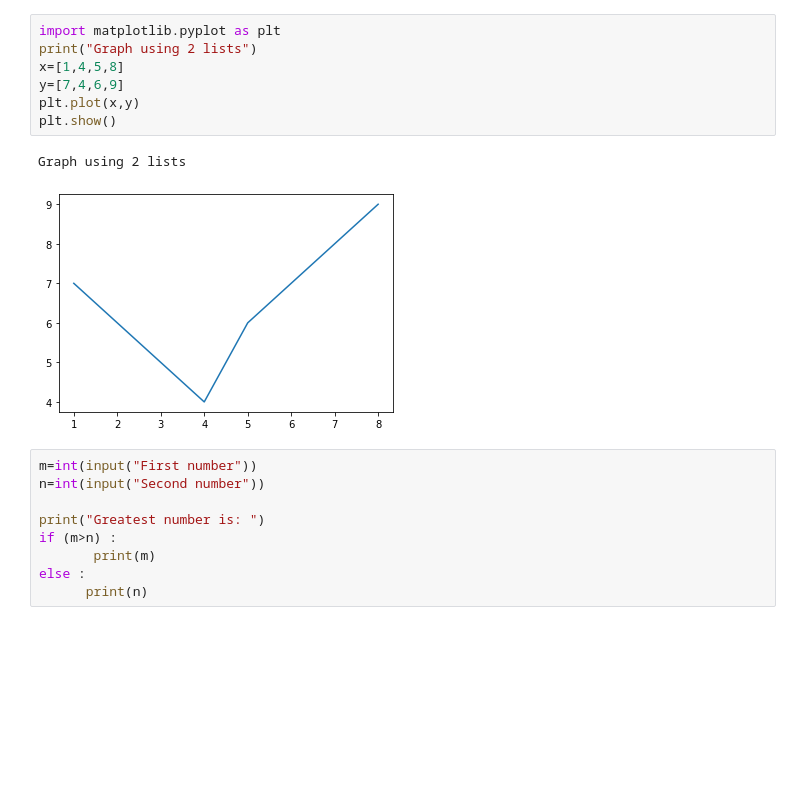
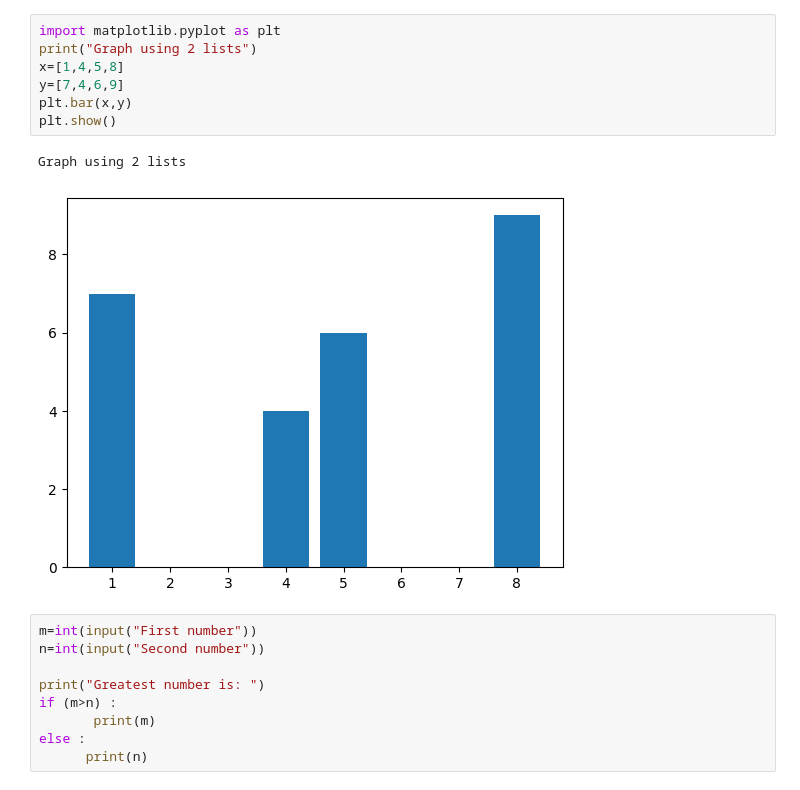
Before and after one commit to belhyto/PythonProgramming, a Jupyter notebook: Py1.ipynb, the cells around one changed output. Cells and saved outputs as stored; diff of their text form; blank space fills up the shorter version.

```diff
--- a/Py1.ipynb
+++ b/Py1.ipynb
@@ -3,13 +3,13 @@
 # %%
 import matplotlib.pyplot as plt
 print("Graph using 2 lists")
 x=[1,4,5,8]
 y=[7,4,6,9]
-plt.plot(x,y)
+plt.bar(x,y)
 plt.show()
 # %% [output]
 Graph using 2 lists
-[figure, old version]
+[figure, new version]
 # %%
 m=int(input("First number"))
 n=int(input("Second number"))
```
Also changed, not shown: parts of 59 cells of this notebook.
